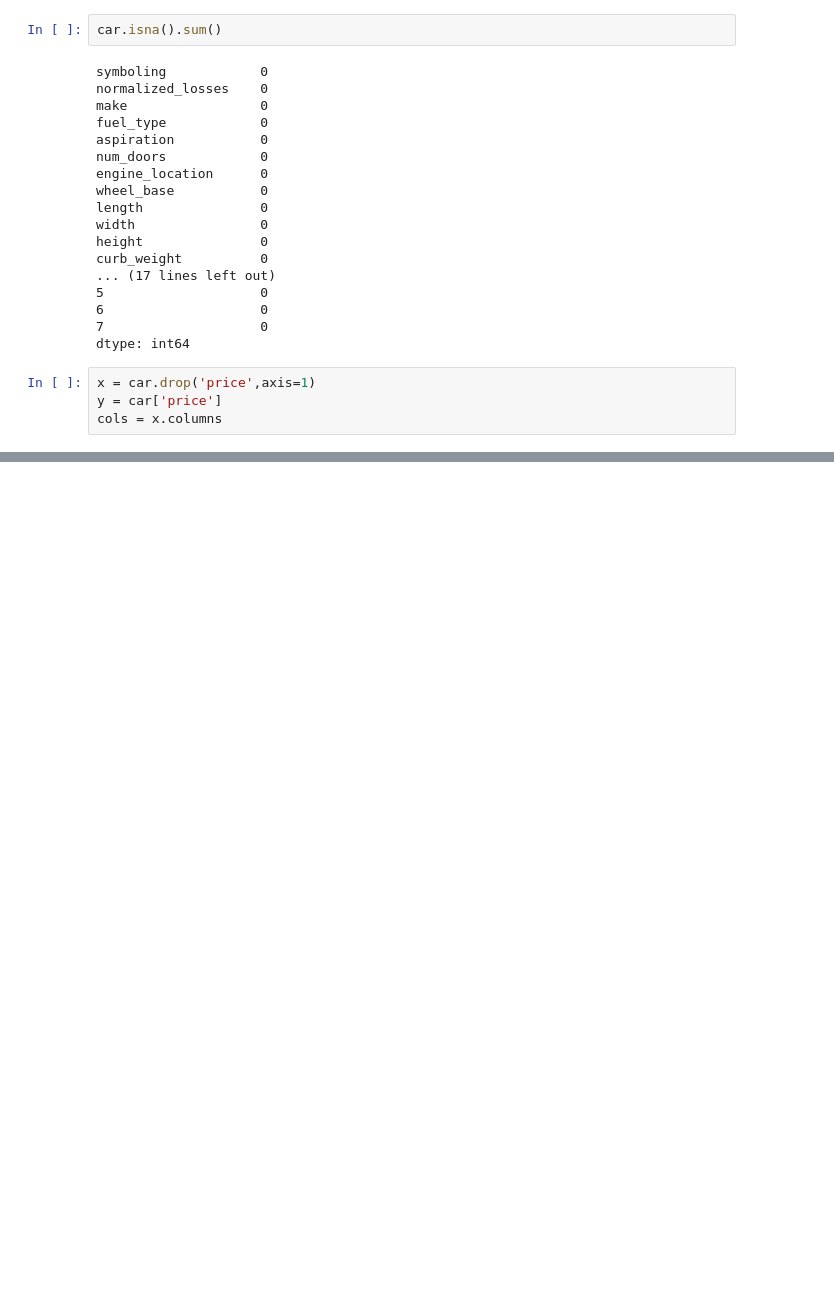
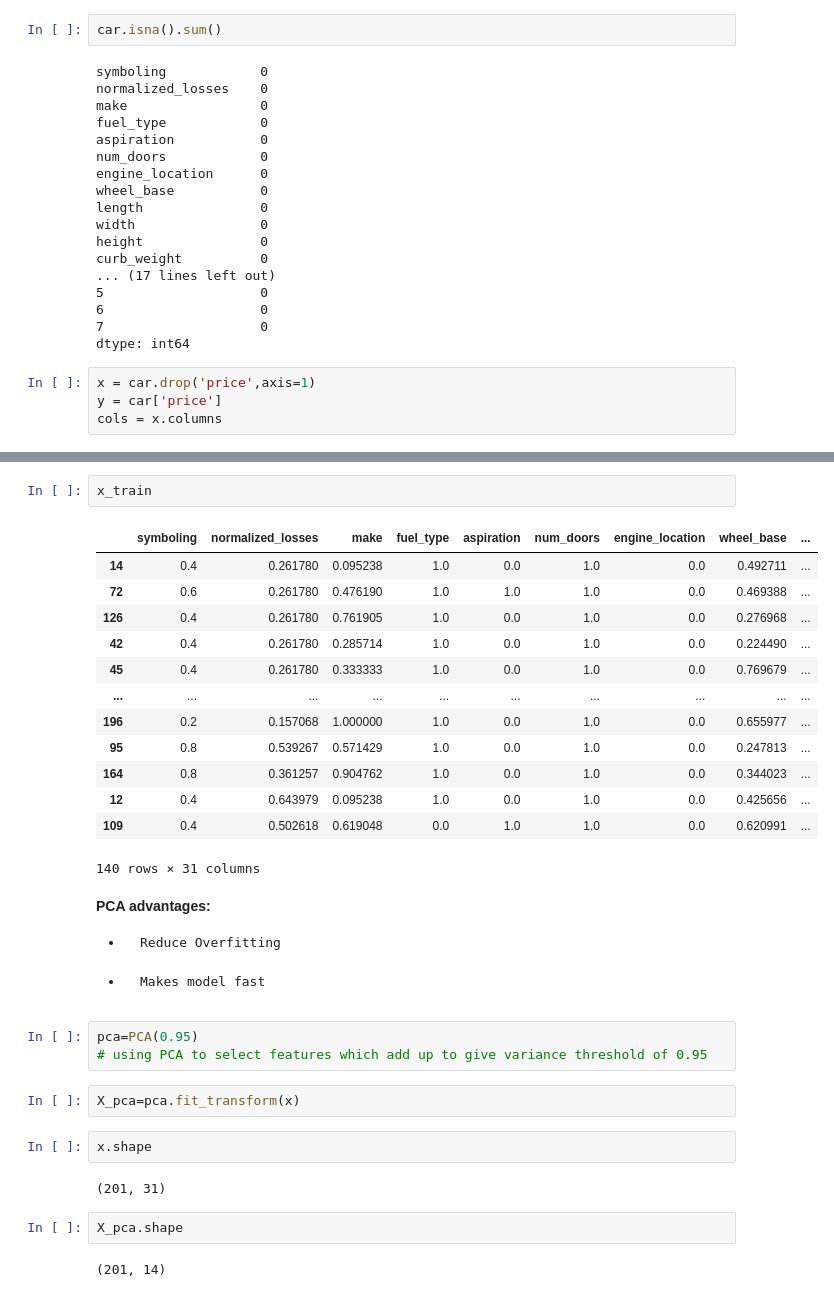
Before and after one commit to MajorCode869/sem5, a Jupyter notebook: usa-housing-1.ipynb, the cells around one changed output, grey strips where cells are left out. Saved outputs shown, nothing was run; the diff lists cells and outputs as text; blank space fills up the shorter version.

```diff
--- a/usa-housing-1.ipynb
+++ b/usa-housing-1.ipynb
@@ -683,0 +685,33 @@ r2_score(prediction,y_test)
+# %%
+x_train
+# %% [output]
+|  | symboling | normalized_losses | make | fuel_type | aspiration | num_doors | engine_location | wheel_base | ... |
+| 14 | 0.4 | 0.261780 | 0.095238 | 1.0 | 0.0 | 1.0 | 0.0 | 0.492711 | ... |
+| 72 | 0.6 | 0.261780 | 0.476190 | 1.0 | 1.0 | 1.0 | 0.0 | 0.469388 | ... |
+| 126 | 0.4 | 0.261780 | 0.761905 | 1.0 | 0.0 | 1.0 | 0.0 | 0.276968 | ... |
+| 42 | 0.4 | 0.261780 | 0.285714 | 1.0 | 0.0 | 1.0 | 0.0 | 0.224490 | ... |
+| 45 | 0.4 | 0.261780 | 0.333333 | 1.0 | 0.0 | 1.0 | 0.0 | 0.769679 | ... |
+| ... | ... | ... | ... | ... | ... | ... | ... | ... | ... |
+| 196 | 0.2 | 0.157068 | 1.000000 | 1.0 | 0.0 | 1.0 | 0.0 | 0.655977 | ... |
+| 95 | 0.8 | 0.539267 | 0.571429 | 1.0 | 0.0 | 1.0 | 0.0 | 0.247813 | ... |
+| 164 | 0.8 | 0.361257 | 0.904762 | 1.0 | 0.0 | 1.0 | 0.0 | 0.344023 | ... |
+| 12 | 0.4 | 0.643979 | 0.095238 | 1.0 | 0.0 | 1.0 | 0.0 | 0.425656 | ... |
+| 109 | 0.4 | 0.502618 | 0.619048 | 0.0 | 1.0 | 1.0 | 0.0 | 0.620991 | ... |
+140 rows × 31 columns
+# %% [markdown]
+**PCA advantages:**
+*     Reduce Overfitting
+*     Makes model fast
+# %%
+pca=PCA(0.95)
+# using PCA to select features which add up to give variance threshold of 0.95
+# %%
+X_pca=pca.fit_transform(x)
+# %%
+x.shape
+# %% [output]
+(201, 31)
+# %%
+X_pca.shape
+# %% [output]
+(201, 14)
```
Also changed, not shown: parts of 21 cells of this notebook.
